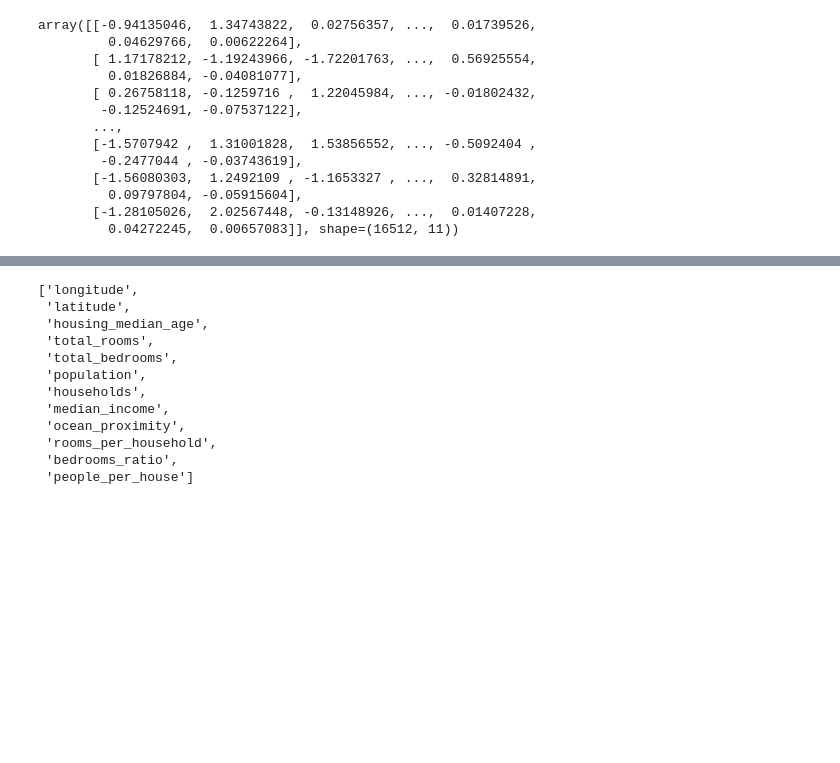
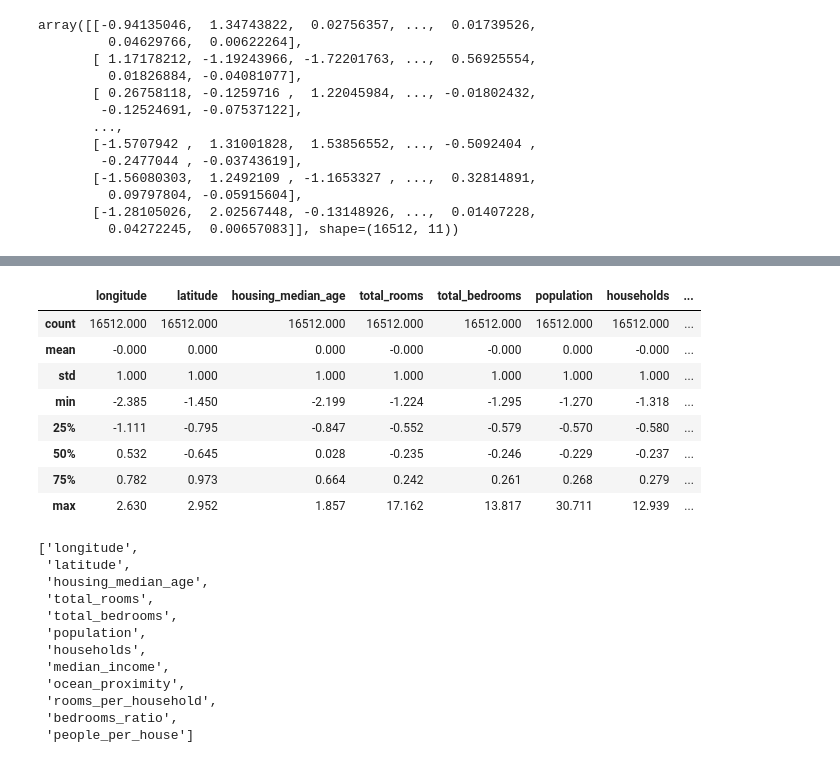
Before and after one commit to YuktheswarAlahari19/California-Market-Prediction, a Jupyter notebook: ProjectBook.ipynb, the cells around one changed output, grey strips where cells are left out. Saved outputs shown, nothing was run; the diff lists cells and outputs as text; code cells hidden in the pictures; blank space fills up the shorter version.

```diff
--- a/ProjectBook.ipynb
+++ b/ProjectBook.ipynb
@@ -331,16 +331,8 @@ array([[-0.94135046,  1.34743822,  0.02756357, ...,  0.01739526,
 # %%
 from sklearn.impute import SimpleImputer
 from sklearn.preprocessing import StandardScaler, OneHotEncoder
-from sklearn.pipeline import Pipeline
-from sklearn.compose import ColumnTransformer
-
-housing = strat_train_set.drop("median_house_value", axis = 1),
-housing_labels = strat_train_set["median_house_value"].copy()
-
-
 
 def transformed_pipline(data):
-
 
 
     if "median_house_value" in data.columns:
@@ -353,25 +345,22 @@ def transformed_pipline(data):
     feature_enginee_data = feature_engineering(data)
     features = list(feature_enginee_data.columns)
 
-    housing_num = data.select_dtypes(include=[np.number])
-    num_attribs = list(housing_num)
-    cat_attribs = ["ocean_proximity"]
+    num_attribs = data.select_dtypes(include=[np.number])
+    cat_attribs = data.select_dtypes(include=['object'])
 
-    num_pipeline = Pipeline([('imputer', SimpleImputer(strategy='median')),
-                         ('standardize', StandardScaler())])
 
-    cat_pipeline = Pipeline([('imputer', SimpleImputer(strategy='most_frequent')),
-                         ('onehot', OneHotEncoder(handle_unknown='ignore', sparse_output=False))
-    ])
+    imp = SimpleImputer(strategy='median')
+    num_attribs = pd.DataFrame(imp.fit_transform(num_attribs), columns=num_attribs.columns)
 
-    Preprocessing = ColumnTransformer([('num', num_pipeline, num_attribs),
-                                    ('cat', cat_pipeline, cat_attribs)])
+    scaleStandar = StandardScaler()
+    num_attribs = pd.DataFrame(scaleStandar.fit_transform(num_attribs), columns=num_attribs.columns)
 
-    housing_prepared = Preprocessing.fit_transform(data)
+    encode = OneHotEncoder(sparse_output=False ,handle_unknown='ignore')
+    cat_attribs = pd.DataFrame(encode.fit_transform(cat_attribs),columns=encode.get_feature_names_out(cat_attribs.columns))
 
-    feature_names = num_attribs + list(Preprocessing.named_transformers_['cat'].named_steps['onehot'].categories_[0])
-    housing_prepared_df = pd.DataFrame(housing_prepared, columns=feature_names)
 
-    return housing_prepared_df , lables , features
+    housing_prepared = pd.concat([num_attribs,cat_attribs],axis=1)
+
+    return housing_prepared , lables , features
 # %%
 train_data, train_labels ,features = transformed_pipline(strat_train_set)
@@ -378,3 +380,15 @@ train_data, train_labels ,features = transformed_pipline(strat_train_set)
+# %%
+train_data.describe().round(3)
+# %% [output]
+|  | longitude | latitude | housing_median_age | total_rooms | total_bedrooms | population | households | ... |
+| count | 16512.000 | 16512.000 | 16512.000 | 16512.000 | 16512.000 | 16512.000 | 16512.000 | ... |
+| mean | -0.000 | 0.000 | 0.000 | -0.000 | -0.000 | 0.000 | -0.000 | ... |
+| std | 1.000 | 1.000 | 1.000 | 1.000 | 1.000 | 1.000 | 1.000 | ... |
+| min | -2.385 | -1.450 | -2.199 | -1.224 | -1.295 | -1.270 | -1.318 | ... |
+| 25% | -1.111 | -0.795 | -0.847 | -0.552 | -0.579 | -0.570 | -0.580 | ... |
+| 50% | 0.532 | -0.645 | 0.028 | -0.235 | -0.246 | -0.229 | -0.237 | ... |
+| 75% | 0.782 | 0.973 | 0.664 | 0.242 | 0.261 | 0.268 | 0.279 | ... |
+| max | 2.630 | 2.952 | 1.857 | 17.162 | 13.817 | 30.711 | 12.939 | ... |
 # %%
 features
 # %% [output]
```
Also changed, not shown: parts of 19 cells of this notebook.
